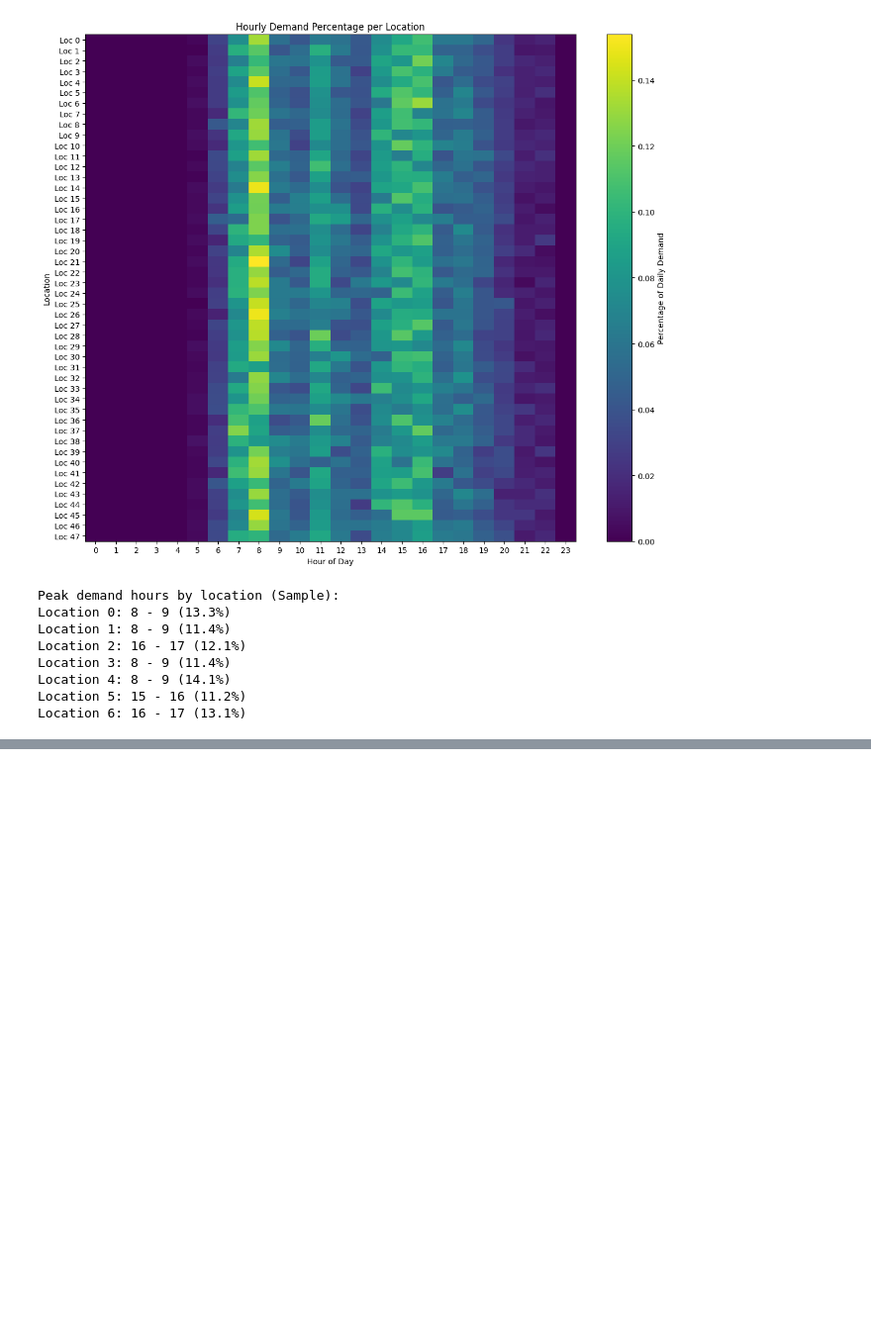
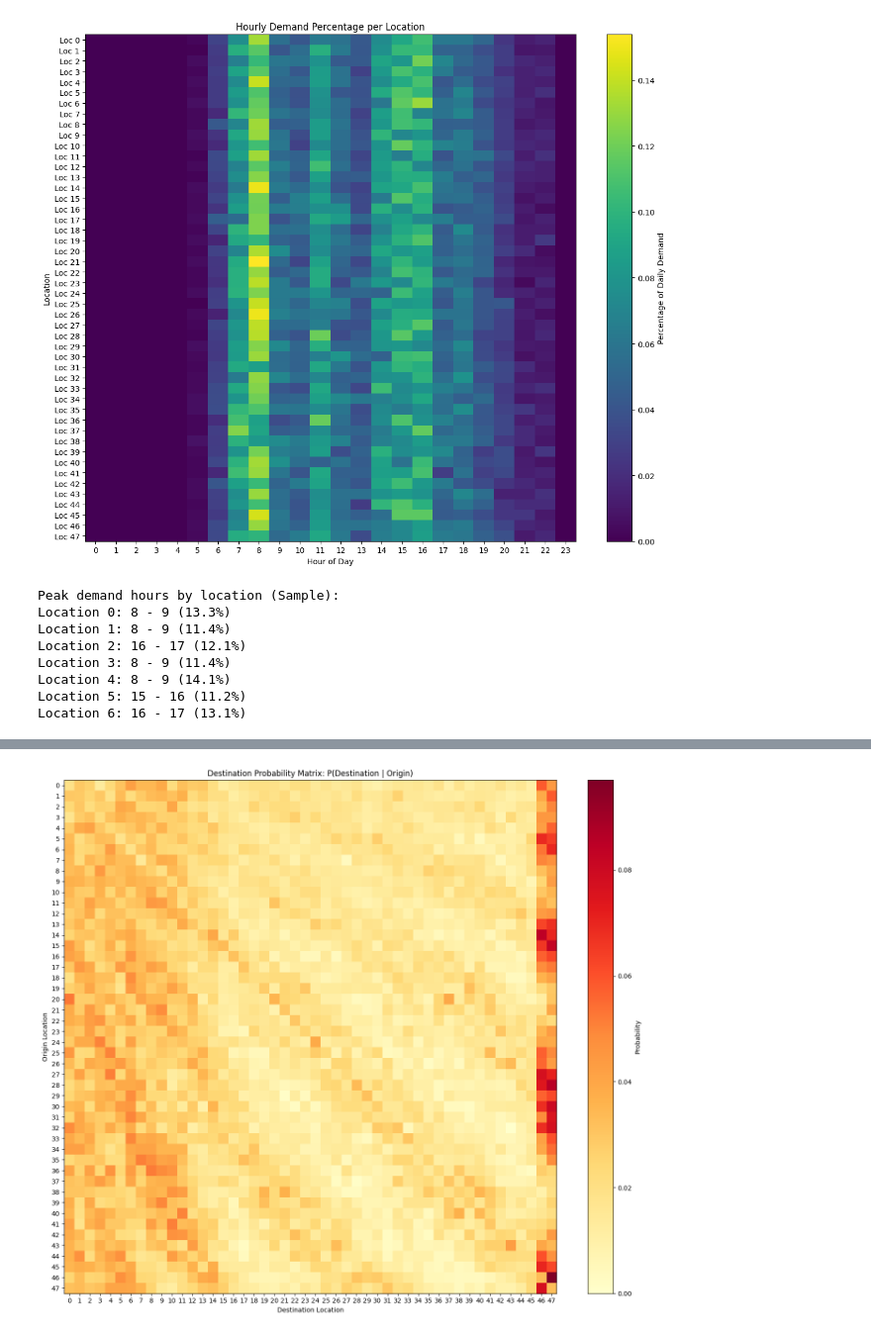
Before and after one commit to kuborro123/magda_is_demon_hunter, a Jupyter notebook: 1CK130_2025_Assignment_3_Jakub.ipynb, the cells around one changed output, grey strips where cells are left out. Shown at 99% size. Cells and saved outputs as stored; diff of their text form; code cells hidden in the pictures; blank space fills up the shorter version.

```diff
--- a/1CK130_2025_Assignment_3_Jakub.ipynb
+++ b/1CK130_2025_Assignment_3_Jakub.ipynb
@@ -434,0 +541,93 @@ Location 47: 530.08
+# %%
+# ========== STEP 1: Initialize destination probability matrix ==========
+# Create 48x48 matrix: dest_prob[origin][destination] = probability
+dest_prob = {i: {j: 0 for j in range(NUM_LOCATIONS)} for i in range(NUM_LOCATIONS)}
+
+# ========== STEP 2: Count trips from each origin to each destination ==========
+for day in range(NUM_DAYS):
+    day_data = daily_data[day]
+
+    for row in day_data.itertuples():
+        if pd.notna(row.wdr_loc) and pd.notna(row.ret_loc):
+            origin = int(row.wdr_loc)
+            destination = int(row.ret_loc)
+
+            if 0 <= origin < NUM_LOCATIONS and 0 <= destination < NUM_LOCATIONS:
+                dest_prob[origin][destination] += 1  # Count this O-D pair
+
+# ========== STEP 3: Normalize to get probabilities ==========
+# For each origin, divide by total trips to get probability distribution
+for origin in range(NUM_LOCATIONS):
+    total_trips = sum(dest_prob[origin].values())
+
+    if total_trips > 0:
+        # Convert counts to probabilities (sum will equal 1.0)
+        for destination in range(NUM_LOCATIONS):
+            dest_prob[origin][destination] /= total_trips
+    else:
+        # Uniform distribution if no data available
+        for destination in range(NUM_LOCATIONS):
+            dest_prob[origin][destination] = 1.0 / NUM_LOCATIONS
+
+# ========== STEP 4: Display sample results ==========
+print("Destination Probabilities (Sample Origins)")
+print("="*70)
+
+for sample_origin in [0, 5, 10, 20]:
+    print(f"\nOrigin Location {sample_origin}:")
+
+    # Sort destinations by probability (highest first)
+    dest_probs_sorted = sorted(dest_prob[sample_origin].items(),
+                                key=lambda x: x[1], reverse=True)
+
+    # Show top 5 most likely destinations
+    print("  Top 5 destinations:")
+    for dest, prob in dest_probs_sorted[:5]:
+        print(f"    Location {dest}: {prob:.3f} ({prob*100:.1f}%)")
+
+    # Highlight same-location return rate
+    same_loc_prob = dest_prob[sample_origin][sample_origin]
+    print(f"  Same-location return probability: {same_loc_prob:.3f} ({same_loc_prob*100:.1f}%)")
+
+# ========== STEP 5: Create heatmap visualization ==========
+import numpy as np
+
+# Convert dictionary to 2D array
+dest_matrix = np.zeros((NUM_LOCATIONS, NUM_LOCATIONS))
+for i in range(NUM_LOCATIONS):
+    for j in range(NUM_LOCATIONS):
+        dest_matrix[i][j] = dest_prob[i][j]
+
+plt.figure(figsize=(14, 12))
+plt.imshow(dest_matrix, cmap='YlOrRd', aspect='auto', interpolation='nearest')
+plt.colorbar(label='Probability')
+plt.xlabel('Destination Location')
+plt.ylabel('Origin Location')
+plt.title('Destination Probability Matrix: P(Destination | Origin)')
+plt.xticks(range(0, NUM_LOCATIONS, 5), range(0, NUM_LOCATIONS, 5))
+plt.yticks(range(0, NUM_LOCATIONS, 5), range(0, NUM_LOCATIONS, 5))
+plt.tight_layout()
+plt.show()
+
+# ========== STEP 6: Analyze same-location return rates ==========
+# Extract diagonal of matrix (bikes returned to same location)
+same_loc_returns = [dest_prob[i][i] for i in range(NUM_LOCATIONS)]
+
+plt.figure(figsize=(12, 5))
+plt.bar(range(NUM_LOCATIONS), same_loc_returns, color='teal', alpha=0.7)
+plt.xlabel('Location')
+plt.ylabel('Probability of Same-Location Return')
+plt.title('Probability that Bikes are Returned to Same Location')
+plt.axhline(y=np.mean(same_loc_returns), color='red', linestyle='--',
+            label=f'Average: {np.mean(same_loc_returns):.3f}')
+plt.legend()
+plt.tight_layout()
+plt.show()
+
+print(f"\nAverage same-location return probability: {np.mean(same_loc_returns):.3f}")
+print(f"Min: {min(same_loc_returns):.3f}, Max: {max(same_loc_returns):.3f}")
+
+print("\nUsage in Simulation:")
+print("When a customer withdraws a bike from location i,")
+print("sample destination using: np.random.choice(range(48), p=list(dest_prob[i].values()))")
+# %% [output]
@@ -434,0 +651 @@ Location 47: 530.08
+[figure, added]
```
Also changed, not shown: parts of 20 cells of this notebook, 2 other files.
